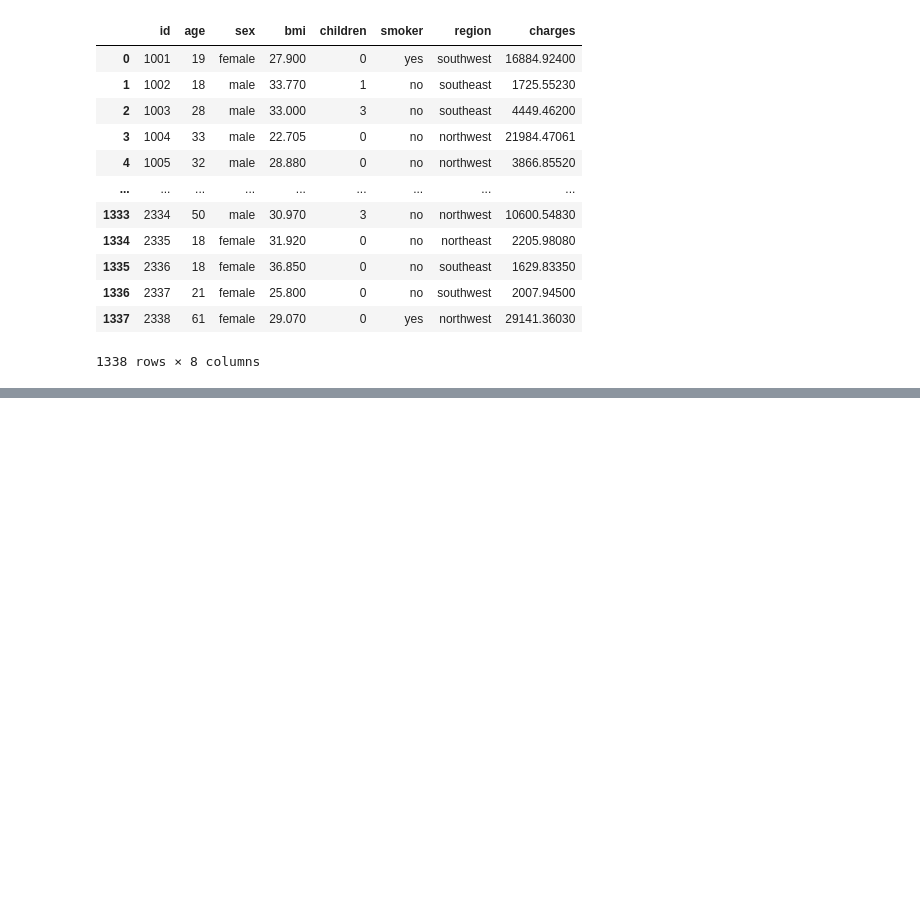
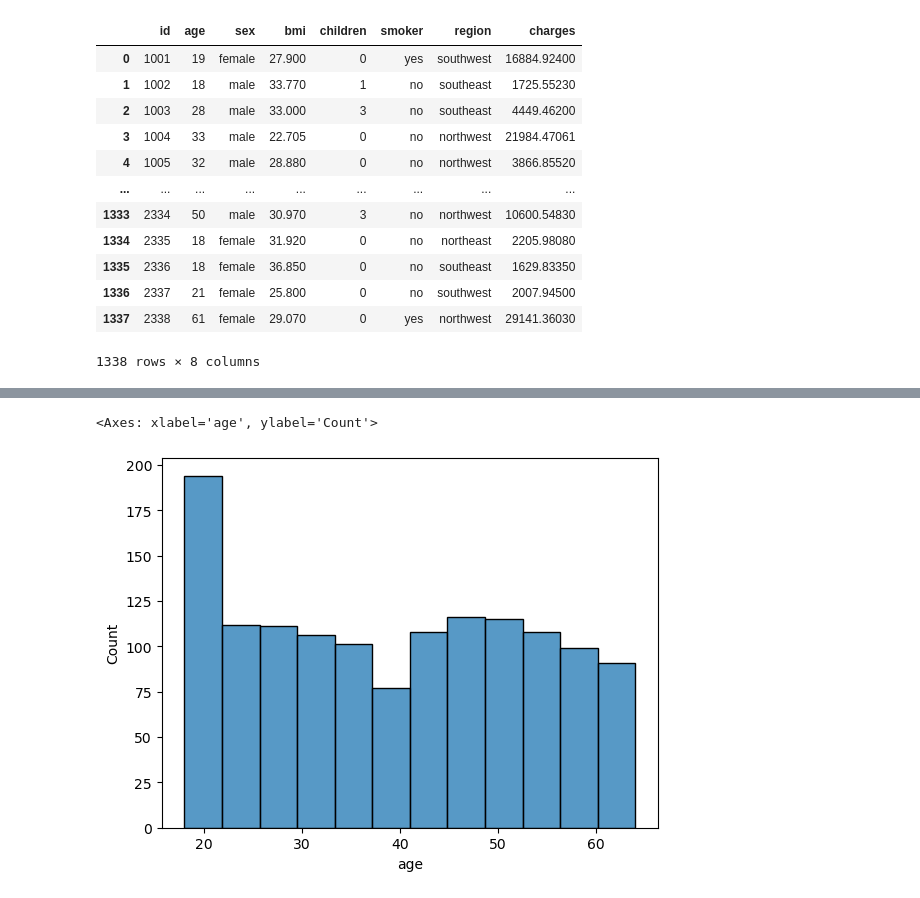
Before and after one commit to Sravistcott23/Python-for-Data-Analytics-II-class-work-Madhan-Poovaiah-MJ--2423335, a Jupyter notebook: regression.ipynb, the cells around one changed output, grey strips where cells are left out. Cells and saved outputs as stored; diff of their text form; code cells hidden in the pictures; blank space fills up the shorter version.

```diff
--- a/regression.ipynb
+++ b/regression.ipynb
@@ -58,0 +96,5 @@ tst = ins.iloc[1000:1338,]
+# %%
+sns.histplot(data['age'])
+# %% [output]
+<Axes: xlabel='age', ylabel='Count'>
+[figure, added]
```
Also changed, not shown: parts of 24 cells of this notebook.
